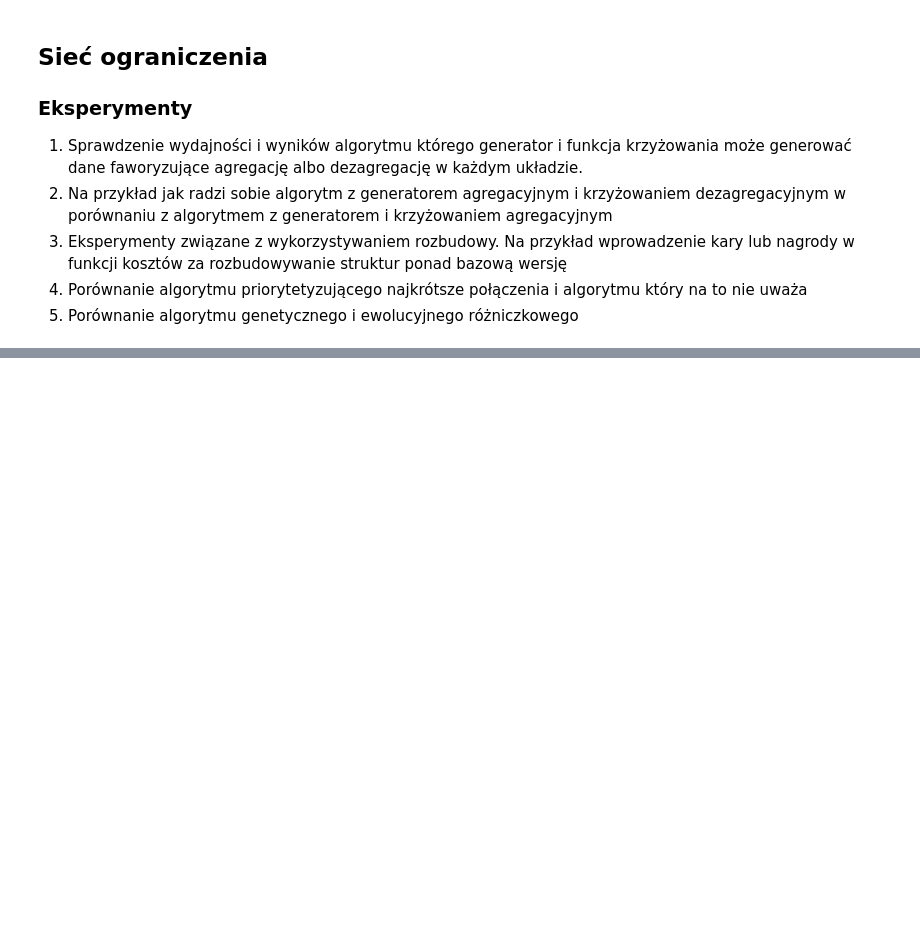
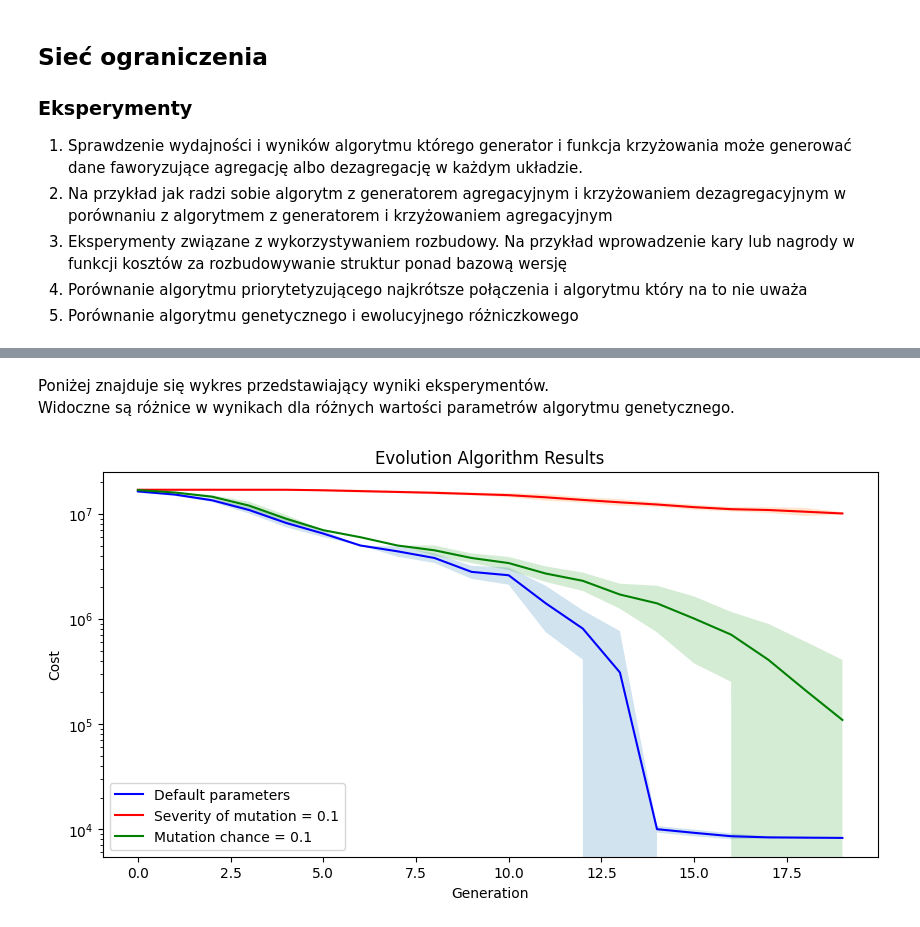
Before and after one commit to brzoza6538/network_constraints, a Jupyter notebook: network_constraints.ipynb, the cells around one changed output, grey strips where cells are left out. Drawn from its saved outputs; the diff is of its cells as text; code cells hidden in the pictures; blank space fills up the shorter version.

Commit message:
add test runs and plots

```diff
--- a/network_constraints.ipynb
+++ b/network_constraints.ipynb
@@ -8,10 +8,13 @@
 4. Porównanie algorytmu priorytetyzującego najkrótsze połączenia i algorytmu który na to nie uważa
 5. Porównanie algorytmu genetycznego i ewolucyjnego różniczkowego
 # %%
+from matplotlib import pyplot as plt
+import numpy as np
+
+from main import run_evolution_algorithm, test_evolution_algorithm
 from data_reader import parse_sndlib_file
-from main import run_evolution_algorithm
 
 
 with open("data.txt", "r") as file:
     file_content = file.read()
-nodes, links, demands, admissible_paths = parse_sndlib_file(file_content)
+data = parse_sndlib_file(file_content)
@@ -63,0 +34,6 @@ Result: 16020625
+# %%
+mean_results, std_results = test_evolution_algorithm(data)
+# %%
+severity_mean_results, severity_std_results = test_evolution_algorithm(data, severity_of_mutation=0.1)
+# %%
+chance_mean_results, chance_std_results = test_evolution_algorithm(data, normal_mutation_chance=0.1, switch_mutation_chance=0.1)
@@ -63,0 +42,20 @@ Result: 16020625
+# %% [markdown]
+Poniżej znajduje się wykres przedstawiający wyniki eksperymentów.\
+Widoczne są różnice w wynikach dla różnych wartości parametrów algorytmu genetycznego.
+# %%
+# Plotting
+plt.figure(figsize=(10, 5))
+plt.plot(mean_results, label='Default parameters', color='blue')
+plt.fill_between(range(20), mean_results - std_results, mean_results + std_results, alpha=0.2)
+plt.plot(severity_mean_results, label='Severity of mutation = 0.1', color='red')
+plt.fill_between(range(20), severity_mean_results - severity_std_results, severity_mean_results + severity_std_results, alpha=0.2)
+plt.plot(chance_mean_results, label='Mutation chance = 0.1', color='green')
+plt.fill_between(range(20), chance_mean_results - chance_std_results, chance_mean_results + chance_std_results, alpha=0.2)
+plt.xlabel('Generation')
+plt.ylabel('Cost')
+plt.yscale('log')
+plt.title('Evolution Algorithm Results')
+plt.legend()
+plt.show()
+# %% [output]
+[figure, added]
```
Also changed, not shown: parts of 7 cells of this notebook, 2 other files.
